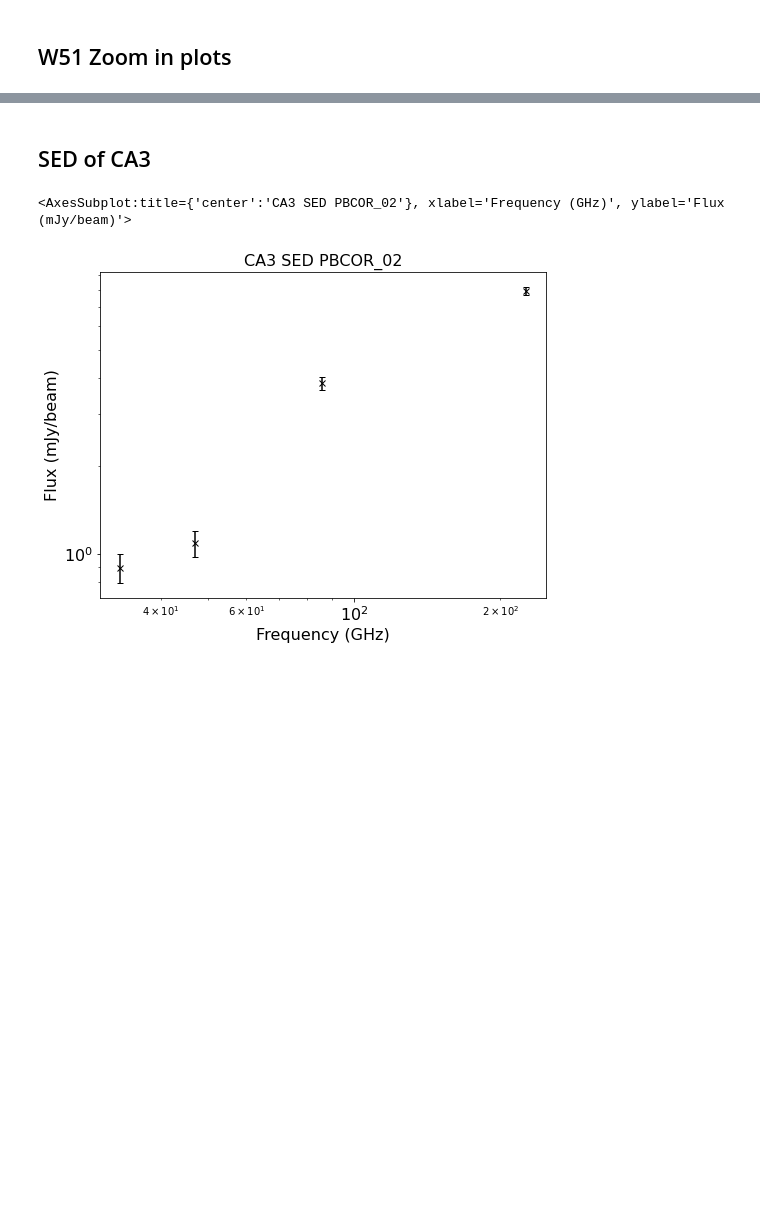
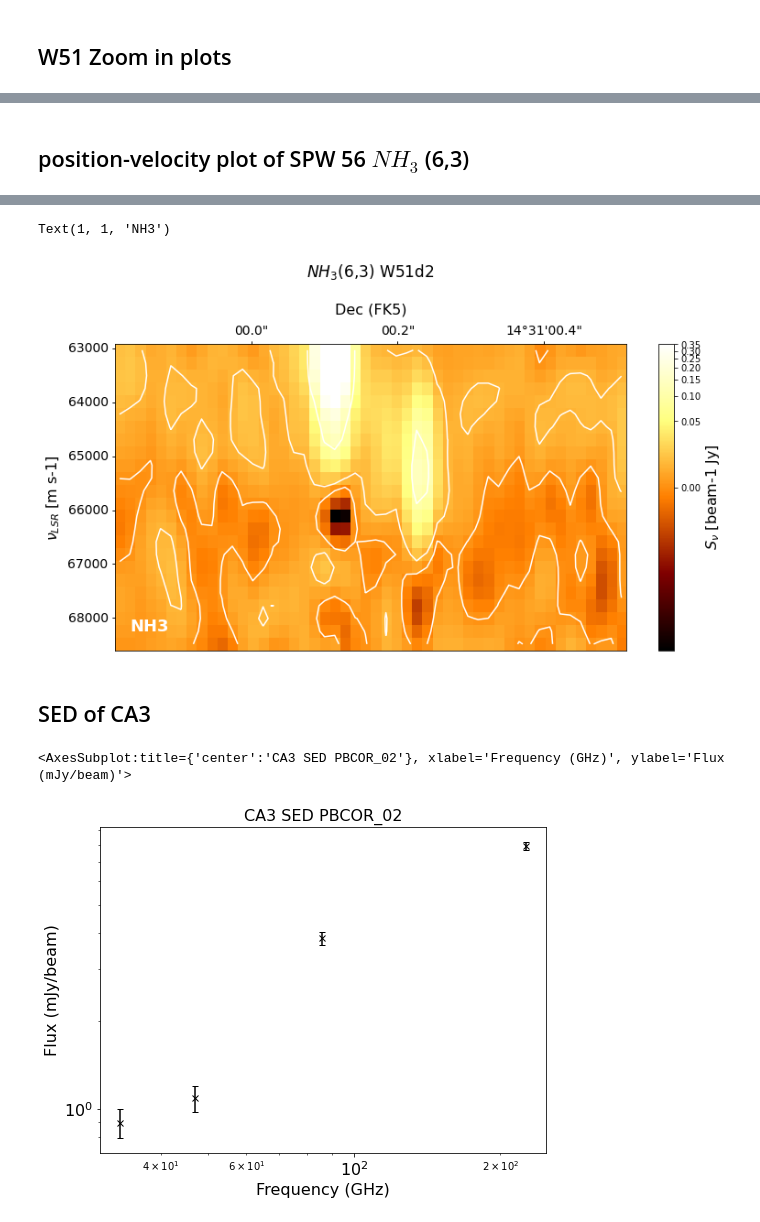
Before and after one commit to GalagaBits/W51-Masers-and-Starforming-Regions, a Jupyter notebook: notebooks/publication_plots.ipynb, the cells around one changed output, grey strips where cells are left out. Cells and saved outputs as stored; diff of their text form; code cells hidden in the pictures; blank space fills up the shorter version.

```diff
--- a/notebooks/publication_plots.ipynb
+++ b/notebooks/publication_plots.ipynb
@@ -428,0 +425,74 @@ dec.ticklabels.set_visible(False)
+# %% [markdown]
+## position-velocity plot of SPW 56 $NH_3$ (6,3)
+# %%
+import sys
+import warnings
+sys.path.append('/orange/adamginsburg/ALMA_IMF/reduction/analysis/')
+
+import numpy as np
+import pylab as pl
+from astropy import units as u
+from astropy.wcs import WCS
+from astropy import visualization
+
+from spectral_cube import SpectralCube
+
+fn = '/orange/adamginsburg/w51/vla/19A-254/derod/W51North_spw_56_corrected2.fits'
+fh = SpectralCube.read(fn)
+fh = fh.with_spectral_unit(u.km / u.s, velocity_convention='radio')
+
+with warnings.catch_warnings():
+    warnings.simplefilter('ignore')
+    ww = WCS(fh.header)
+
+from pvextractor import Path
+from pvextractor import extract_pv_slice
+from spectral_cube import SpectralCube
+path1 = Path([(616., 360.), (630., 358.), (632., 358.), (632., 357.), (633., 356.), (634., 356.), (637., 357.), (638., 356.)])
+
+pv = extract_pv_slice(fh, path1)
+
+fig = pl.figure(figsize=(10,5))
+ax = pl.subplot(projection=ww, slices =(50, 'x','y'))
+
+radesys = ww.wcs.radesys
+
+_ = ax.set_xlabel(f"RA (FK5)", fontsize = 16)
+_ = ax.set_ylabel("$\\nu_{LSR}$ [m s-1]", fontsize = 16)
+
+tick_fontsize = 14
+fontsize = 16
+# ra = ax.coords['ra']
+# ra.set_major_formatter('hh:mm:ss.s')
+# ra.set_axislabel(f"RA ({radesys})", fontsize=fontsize)
+# ra.ticklabels.set_fontsize(tick_fontsize)
+radesys = ww.wcs.radesys
+
+ra = ax.coords['ra']
+ra.set_major_formatter('hh:mm:ss.s')
+dec = ax.coords['dec']
+ra.set_axislabel(f"RA ({radesys})", fontsize=fontsize)
+dec.set_axislabel(f"Dec ({radesys})", fontsize=fontsize, minpad=1.0)
+ra.ticklabels.set_fontsize(tick_fontsize)
+ra.set_ticklabel(exclude_overlapping=True)
+dec.ticklabels.set_fontsize(tick_fontsize)
+dec.set_ticklabel(exclude_overlapping=True)
+
+vrad = ax.coords['vrad']
+vrad.ticklabels.set_fontsize(tick_fontsize)
+pl.tight_layout()
+
+
+im = ax.imshow(pv.data.transpose(), cmap='afmhot', norm=visualization.simple_norm(pv.data, stretch='log', max_percent=99.1), aspect = 'auto')
+
+cs = ax.contour(pv.data.transpose(), levels=np.logspace(-3, 1, 5), colors='white', alpha=1)
+#ax.clabel(cs, inline=False, fontsize=11)
+
+cb = pl.colorbar(mappable=im)
+cb.set_label(f"$S_\\nu$ [{fh[0].header['BUNIT']}]", fontsize = 16)
+# vrad.set_ticks([np.nanmin(fh[0].data), 63500]*u.m/u.s, ["t","t"])
+# ax.set_yticklabels(["t","t"])
+pl.tight_layout()
+ax.set_title('$NH_3$(6,3) W51d2', y=1.2, fontsize=17)
+ax.text(s='NH3', y=1, x=1, color='white', fontsize=18, weight='bold')
+# %% [output]
@@ -429,3 +500,5 @@ dec.ticklabels.set_visible(False)
+Text(1, 1, 'NH3')
+[figure, added]
 # %% [markdown]
 ## SED of CA3
 # %%
```
Also changed, not shown: parts of 7 cells of this notebook.
